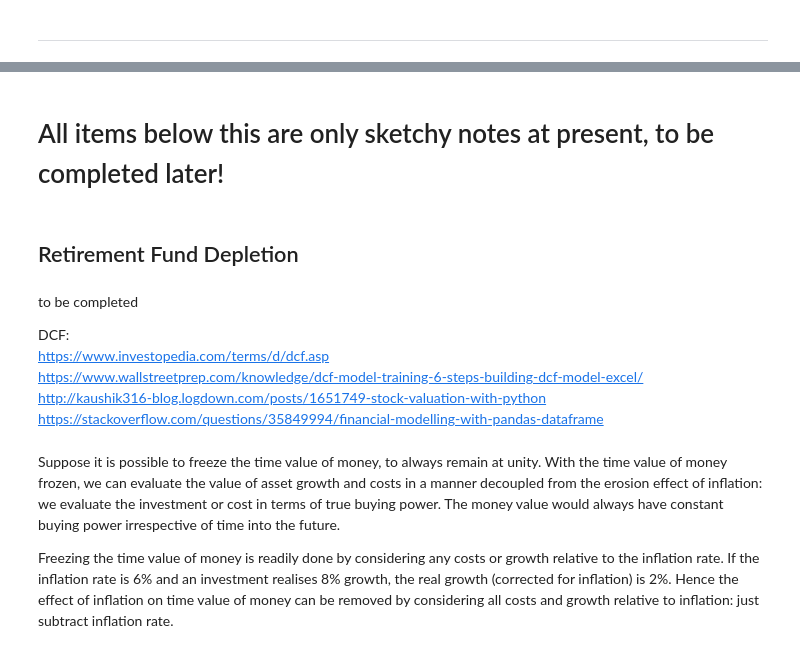
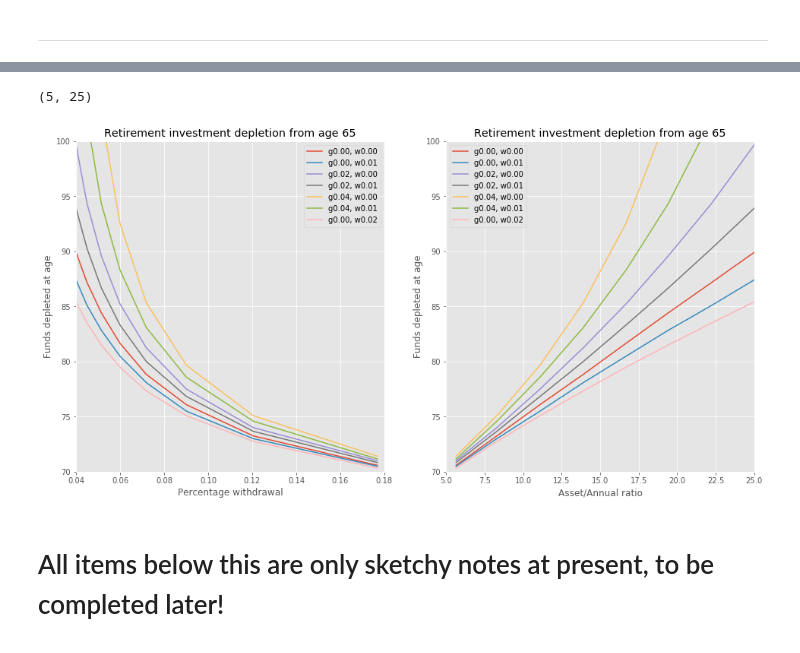
Before and after one commit to NelisW/RetirementPlanning, a Jupyter notebook: PersonalFinancialPlanning.ipynb, the cells around one changed output, grey strips where cells are left out. Drawn from its saved outputs; the diff is of its cells as text; code cells hidden in the pictures.

Commit message:
Added the spreadsheet model for depletion of pension to the notebook.

```diff
--- a/PersonalFinancialPlanning.ipynb
+++ b/PersonalFinancialPlanning.ipynb
@@ -1459,0 +1583,20 @@ The table says the following:
+# %%
+
+figsize(16,8)
+fig, axes = plt.subplots(nrows=1, ncols=2)
+for scenario in scenarios:
+    dfSum[dfSum['Scenario']==scenario].plot(x='Withdrawal0',y='Age@End', label=scenario, ax=axes[0])
+    dfSum[dfSum['Scenario']==scenario].plot(x='Ratio',y='Age@End', label=scenario, ax=axes[1])
+
+for i in [0,1]:
+    axes[i].set_title("Retirement investment depletion from age 65");
+    axes[i].set_ylabel("Funds depleted at age");
+    axes[i].set_ylim([70,100])
+
+axes[0].set_xlabel("Percentage withdrawal");
+axes[1].set_xlabel("Asset/Annual ratio");
+axes[0].set_xlim([0.04,0.18])
+axes[1].set_xlim([5,25])
+# %% [output]
+(5, 25)
+[figure, added]
@@ -1460,17 +1614,2 @@ The table says the following:
 # %% [markdown]
 # All items below this are only sketchy notes at present, to be completed later!
-# %% [markdown]
-## Retirement Fund Depletion
-# %% [markdown]
-to be completed
-
-
-DCF:
-https://www.investopedia.com/terms/d/dcf.asp
-https://www.wallstreetprep.com/knowledge/dcf-model-training-6-steps-building-dcf-model-excel/
-http://kaushik316-blog.logdown.com/posts/1651749-stock-valuation-with-python
-https://stackoverflow.com/questions/35849994/financial-modelling-with-pandas-dataframe
-# %% [markdown]
-Suppose it is possible to freeze the time value of money, to always remain at unity.  With the time value of money frozen, we can evaluate the value of asset growth and costs in a manner decoupled from the erosion effect of inflation: we evaluate the investment or cost in terms of  true buying power.  The money value would always have constant buying power irrespective of time into the future.
-
-Freezing the time value of money is readily done by considering any costs or growth relative to the inflation rate. If the inflation rate is 6% and an investment realises 8% growth, the real growth (corrected for inflation) is 2%.  Hence the effect of inflation on time value of money can be removed by considering all costs and growth relative to inflation: just subtract inflation rate.
```
Also changed, not shown: parts of 48 cells of this notebook, 1 other file.
